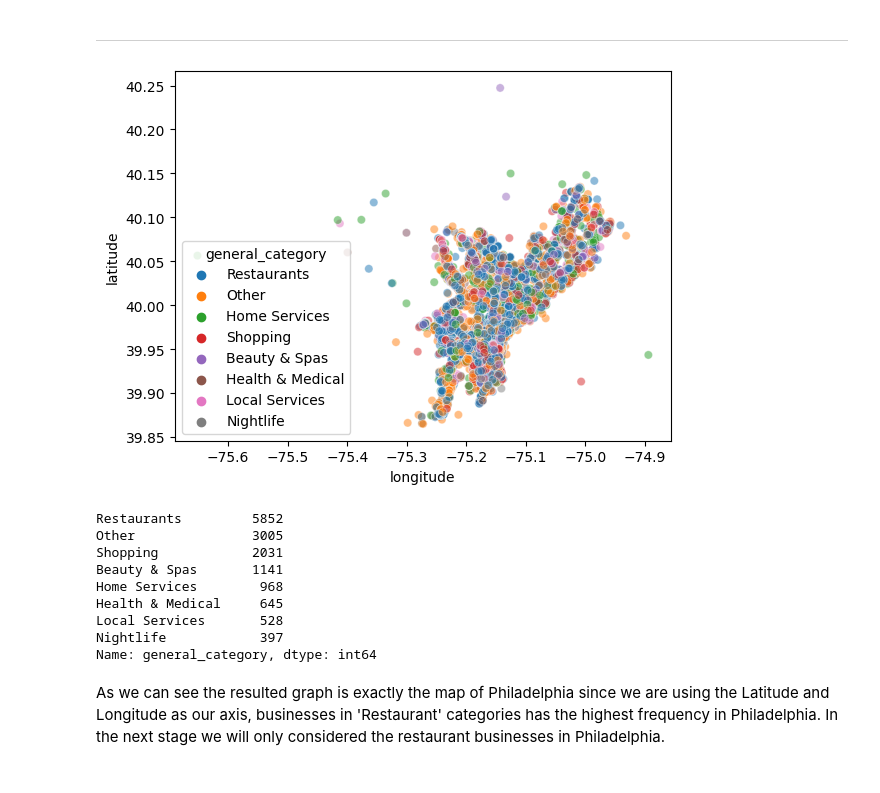
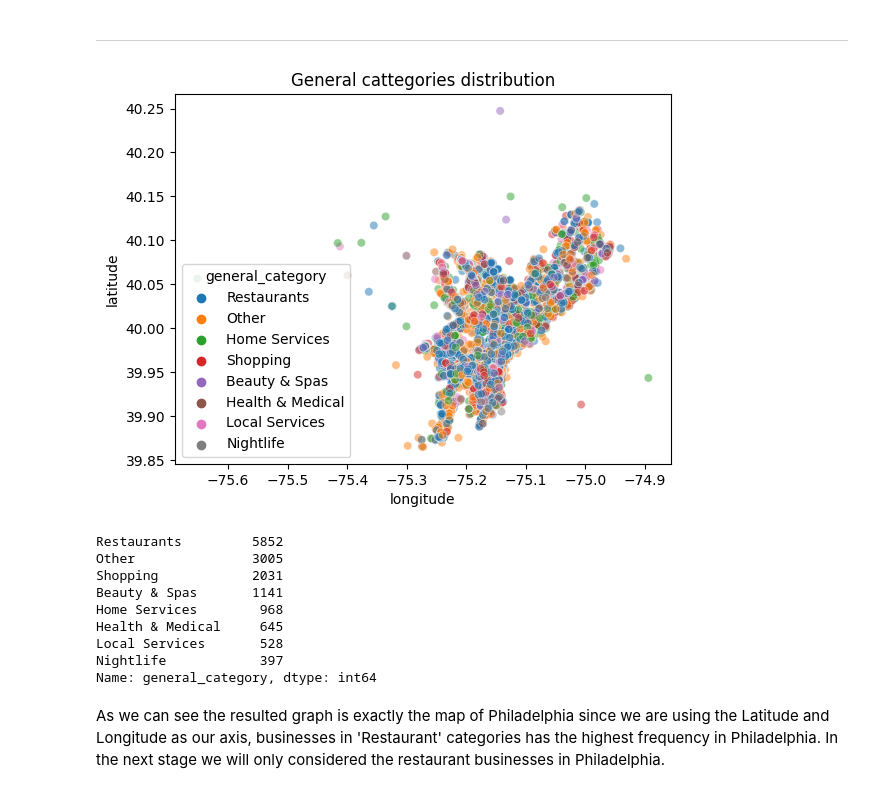
Before and after one commit to Makiato1999/COMP4710_Yelp, a Jupyter notebook: First_Stage/Data_Preprocessing.ipynb, the cells around one changed output. Cells and saved outputs as stored; diff of their text form; code cells hidden in the pictures.

Commit message:
Edit Data Preprocesing

```diff
--- a/First_Stage/Data_Preprocessing.ipynb
+++ b/First_Stage/Data_Preprocessing.ipynb
@@ -111,13 +111,13 @@ for i in range(len(df_busi_Phil)):
 # %% [markdown]
 ---
 # %%
-sns.scatterplot(data=df_busi_Phil, x="longitude", y="latitude", hue="general_category", alpha=0.5)
+sns.scatterplot(data=df_busi_Phil, x="longitude", y="latitude", hue="general_category", alpha=0.5).set(title='General cattegories distribution')
 plt.show()
 
 Phil_general_categories_frequencies = df_busi_Phil.general_category.value_counts()
 Phil_general_categories_frequencies
 # %% [output]
-[figure, old version]
+[figure, new version]
 Restaurants         5852
 Other               3005
 Shopping            2031
```
Also changed, not shown: parts of 11 cells of this notebook.
